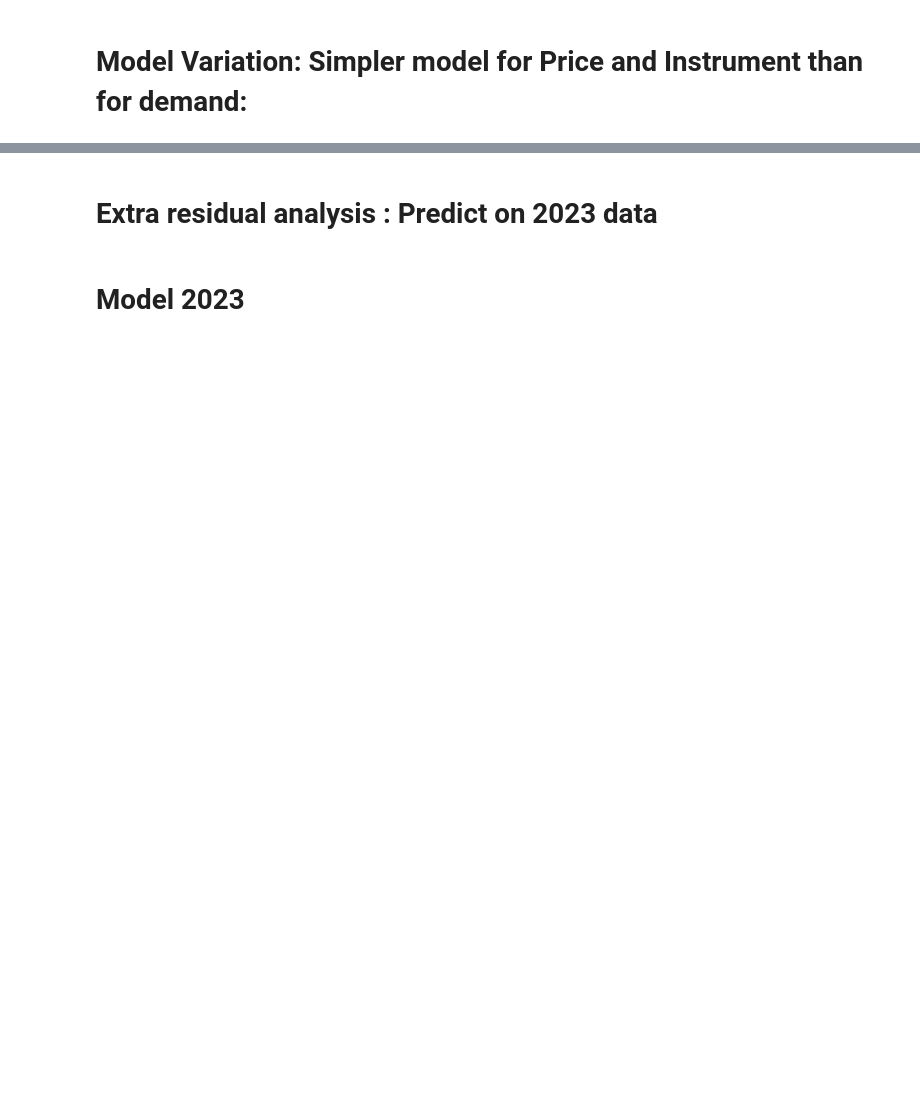
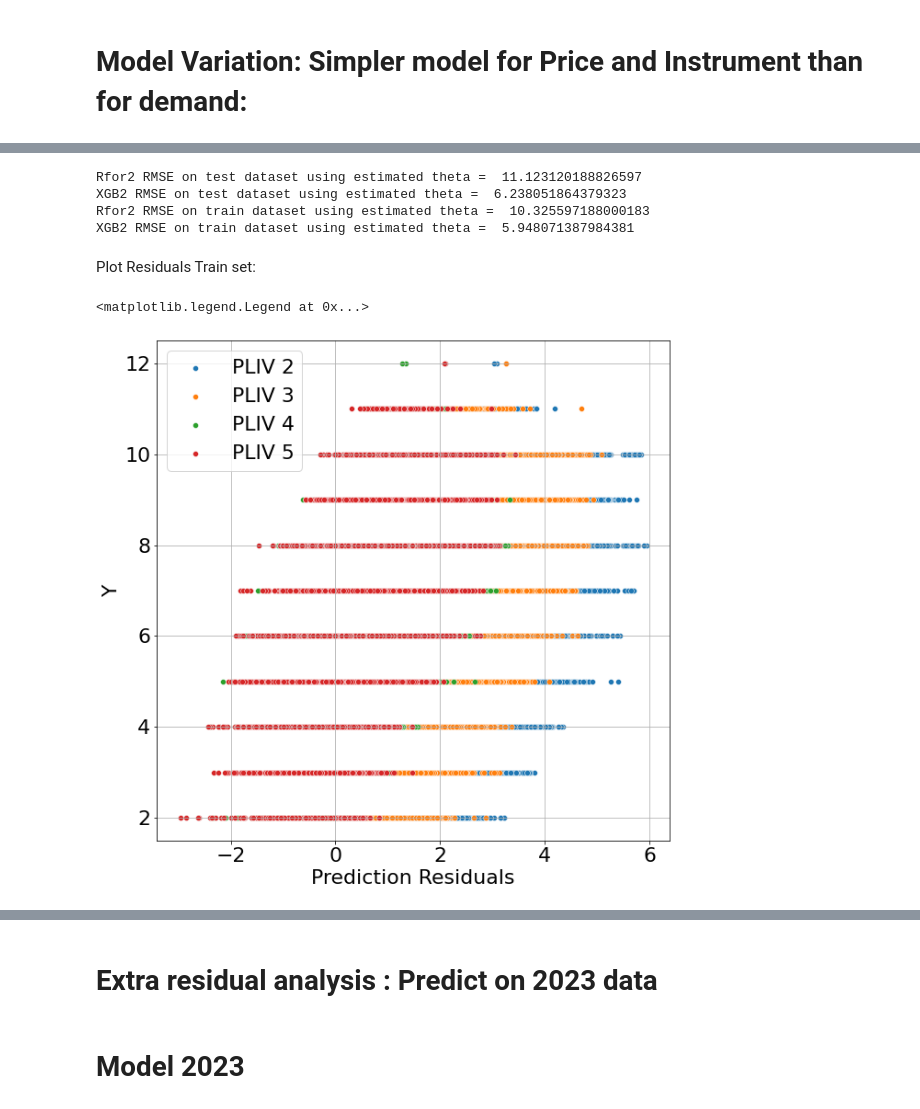
Before and after one commit to floorpiet/ThesisFPiet, a Jupyter notebook: ModelPLIVwithoutLagDem.ipynb, the cells around one changed output, grey strips where cells are left out. Saved outputs shown, nothing was run; the diff lists cells and outputs as text; code cells hidden in the pictures; blank space fills up the shorter version.

```diff
--- a/ModelPLIVwithoutLagDem.ipynb
+++ b/ModelPLIVwithoutLagDem.ipynb
@@ -641,0 +663,12 @@ L_AVG_SELL_PRICE -0.007737  0.008424 -0.918433  0.358392 -0.024246  0.008773
+# %%
+from sklearn.linear_model import LinearRegression
+# fit first stages
+xgbr_l=xgb.XGBRegressor(colsample_bytree= 1, gamma= 0, learning_rate= 0.2, max_depth= None, n_estimators= 500).fit(x_train,y_train)
+reg_m = LinearRegression().fit(x_train, z_train)
+reg_r = LinearRegression().fit(x_train, p_train)
+# create data object
+obj_dml_data = dml.DoubleMLData(dmlset_train, 'L_PRODUCT_ORDER_AMT', 'L_AVG_SELL_PRICE', z_cols='L_AVG_PURCHASE_PRICE',force_all_x_finite='allow-nan')
+# run model
+dml_pliv_obj = dml.DoubleMLPLIV(obj_dml_data, xgbr_l, reg_m, reg_r, )
+#print output
+print(dml_pliv_obj.fit().bootstrap())
@@ -641,0 +723,68 @@ L_AVG_SELL_PRICE -0.007737  0.008424 -0.918433  0.358392 -0.024246  0.008773
+# %%
+#make first stage estimated values trained on 2020-2022 set for both lasso and xgb
+# for demand: estimate first stage l(X)
+y_pred_rfor=rfor_l.predict(x_lasso_test)
+y_pred_xgb=xgbr_l.predict(x_test)
+
+# do the same on training data:
+# for demand l(X)
+y_pred_rfor_train=rfor_l.predict(x_lasso_train)
+y_pred_xgb_train=xgbr_l.predict(x_train)
+
+#make final predictions based on estimated theta's and first stages
+#use estimated theta's:
+theta_rfor2=-0.128078
+theta_xgb2=-0.120857
+theta_rfor=-0.605206
+theta_xgb=-0.440833
+
+#final estimated demand:
+# note that first stage p is not needed directly here, it was used in estimating theta but is not necessary in making prediction for Y. see equation 4.1 thesis, which this prediction is based on.
+#test data set (left out of estimtation)
+final_y_pred_rfor2=(p_lasso_test)*(theta_rfor2)+y_pred_rfor
+final_y_pred_xgb2=(p_test)*(theta_xgb2)+y_pred_xgb
+final_y_pred_rfor=(p_lasso_test)*(theta_rfor)+y_pred_rfor
+final_y_pred_xgb=(p_test)*(theta_xgb)+y_pred_xgb
+
+
+#train data set
+final_y_pred_rfor_train2=(p_lasso_train)*(theta_rfor2)+y_pred_rfor_train
+final_y_pred_xgb_train2=(p_train)*(theta_xgb2)+y_pred_xgb_train
+final_y_pred_rfor_train=(p_lasso_train)*(theta_rfor)+y_pred_rfor_train
+final_y_pred_xgb_train=(p_train)*(theta_xgb)+y_pred_xgb_train
+
+#RMSE of models:
+# test set
+rforrmse=mean_squared_error(final_y_pred_rfor,y_lasso_test,squared=True)
+xgbrmse=mean_squared_error(final_y_pred_xgb, y_test,squared=True)
+print("Rfor2 RMSE on test dataset using estimated theta = ", rforrmse)
+print("XGB2 RMSE on test dataset using estimated theta = ", xgbrmse)
+
+#train set
+rforrmsetr=mean_squared_error(final_y_pred_rfor_train,y_lasso_train,squared=True)
+xgbrmsetr=mean_squared_error(final_y_pred_xgb_train, y_train,squared=True)
+print("Rfor2 RMSE on train dataset using estimated theta = ", rforrmsetr)
+print("XGB2 RMSE on train dataset using estimated theta = ", xgbrmsetr)
+# %% [output]
+Rfor2 RMSE on test dataset using estimated theta =  11.123120188826597
+XGB2 RMSE on test dataset using estimated theta =  6.238051864379323
+Rfor2 RMSE on train dataset using estimated theta =  10.325597188000183
+XGB2 RMSE on train dataset using estimated theta =  5.948071387984381
+# %% [markdown]
+Plot Residuals Train set:
+# %%
+plt.rcParams.update({'font.size': 22})
+
+plt.figure(figsize=(10,10))
+sns.scatterplot(y=y_lasso_train,x=y_lasso_train-final_y_pred_rfor_train,label='PLIV 2')
+sns.scatterplot(y=y_lasso_train,x=y_lasso_train-final_y_pred_xgb_train,label='PLIV 3')
+sns.scatterplot(y=y_lasso_train,x=y_lasso_train-final_y_pred_rfor_train2,label='PLIV 4')
+sns.scatterplot(y=y_lasso_train,x=y_lasso_train-final_y_pred_xgb_train2,label='PLIV 5')
+plt.xlabel('Prediction Residuals')
+plt.ylabel('Y')
+plt.grid()
+#labels=[ 'Lasso','RFor','XGB']
+plt.legend()
+# %% [output]
+<matplotlib.legend.Legend at 0x...>
+[figure, added]
```
Also changed, not shown: parts of 46 cells of this notebook, 3 other files.
